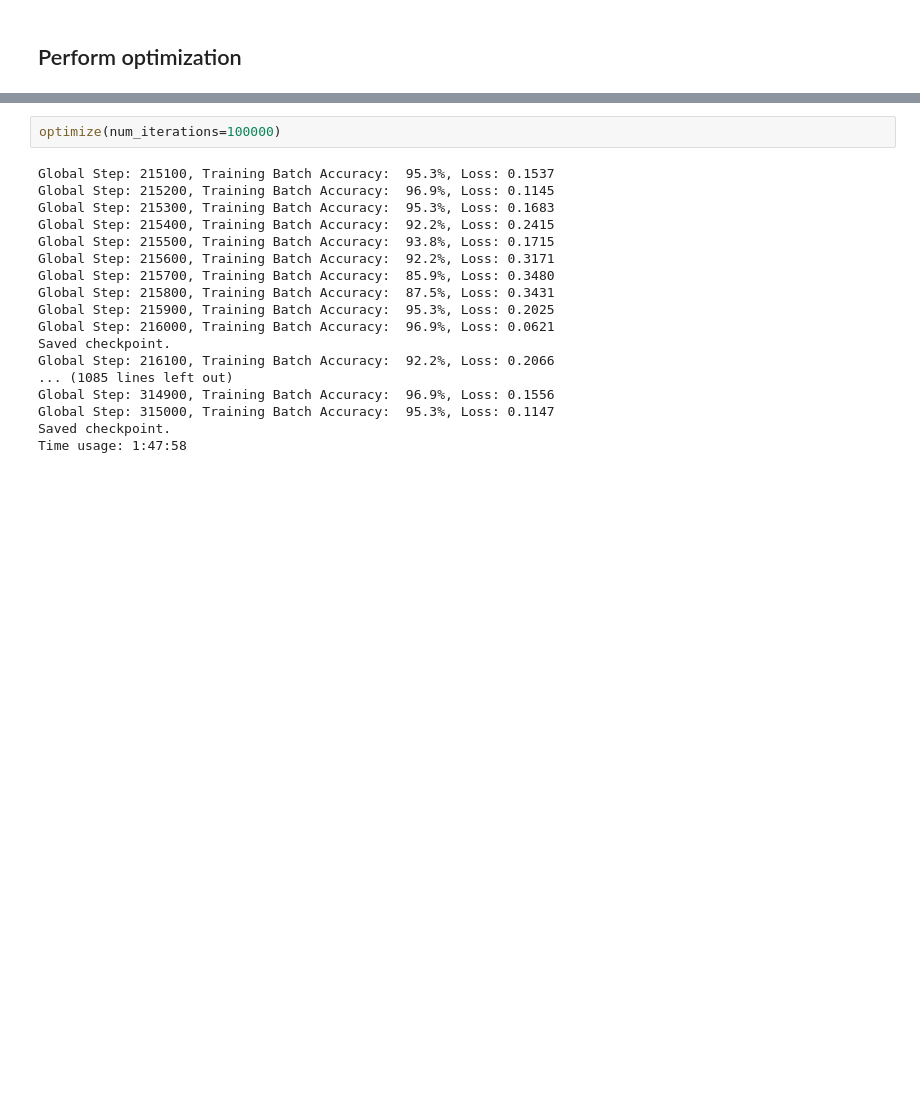
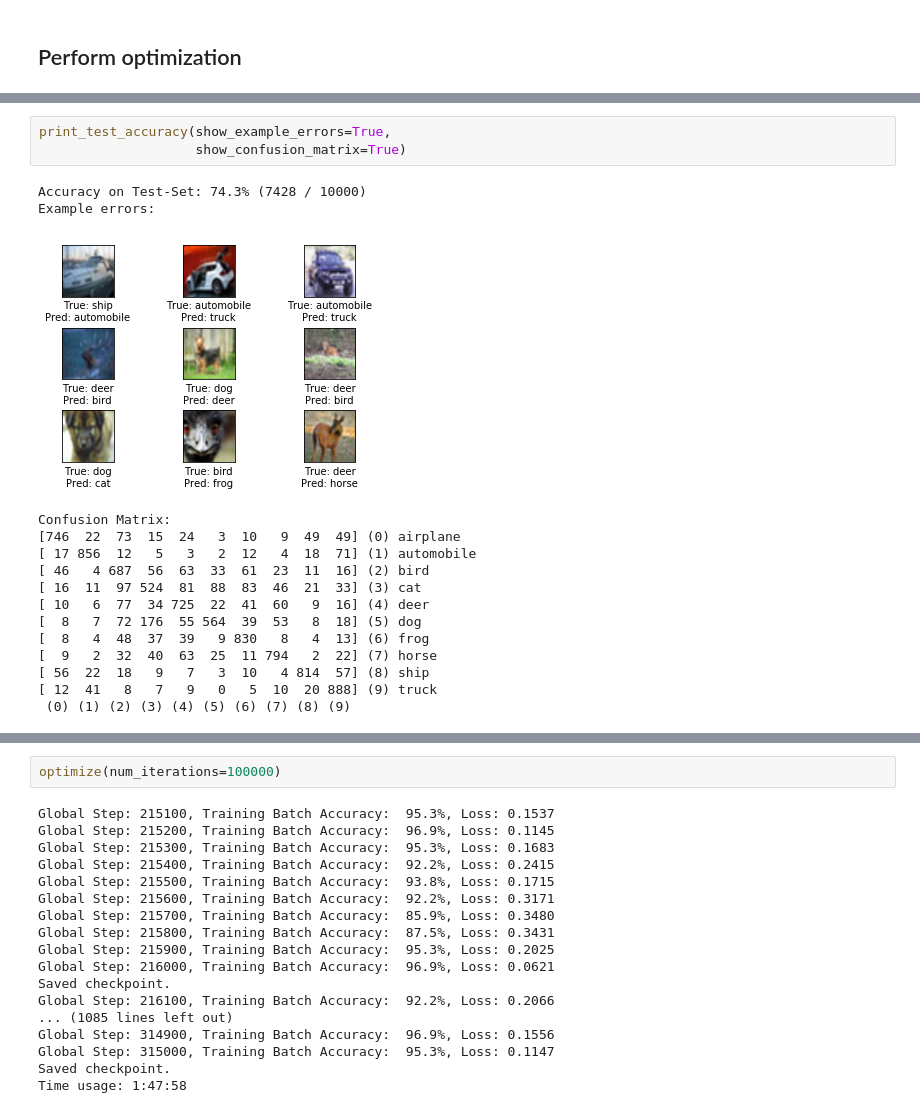
Before and after one commit to iasawseen/au_dl_course, a Jupyter notebook: seminar_3/classwork_2_AlexNet.ipynb, the cells around one changed output, grey strips where cells are left out. Cells and saved outputs as stored; diff of their text form; blank space fills up the shorter version.

```diff
--- a/seminar_3/classwork_2_AlexNet.ipynb
+++ b/seminar_3/classwork_2_AlexNet.ipynb
@@ -919 +961,20 @@ KeyboardInterrupt:
+# %%
+print_test_accuracy(show_example_errors=True,
+                    show_confusion_matrix=True)
+# %% [output]
+Accuracy on Test-Set: 74.3% (7428 / 10000)
+Example errors:
+[figure, added]
+Confusion Matrix:
+[746  22  73  15  24   3  10   9  49  49] (0) airplane
+[ 17 856  12   5   3   2  12   4  18  71] (1) automobile
+[ 46   4 687  56  63  33  61  23  11  16] (2) bird
+[ 16  11  97 524  81  88  83  46  21  33] (3) cat
+[ 10   6  77  34 725  22  41  60   9  16] (4) deer
+[  8   7  72 176  55 564  39  53   8  18] (5) dog
+[  8   4  48  37  39   9 830   8   4  13] (6) frog
+[  9   2  32  40  63  25  11 794   2  22] (7) horse
+[ 56  22  18   9   7   3  10   4 814  57] (8) ship
+[ 12  41   8   7   9   0   5  10  20 888] (9) truck
+ (0) (1) (2) (3) (4) (5) (6) (7) (8) (9)
 # %%
```
Also changed, not shown: parts of 7 cells of this notebook.
